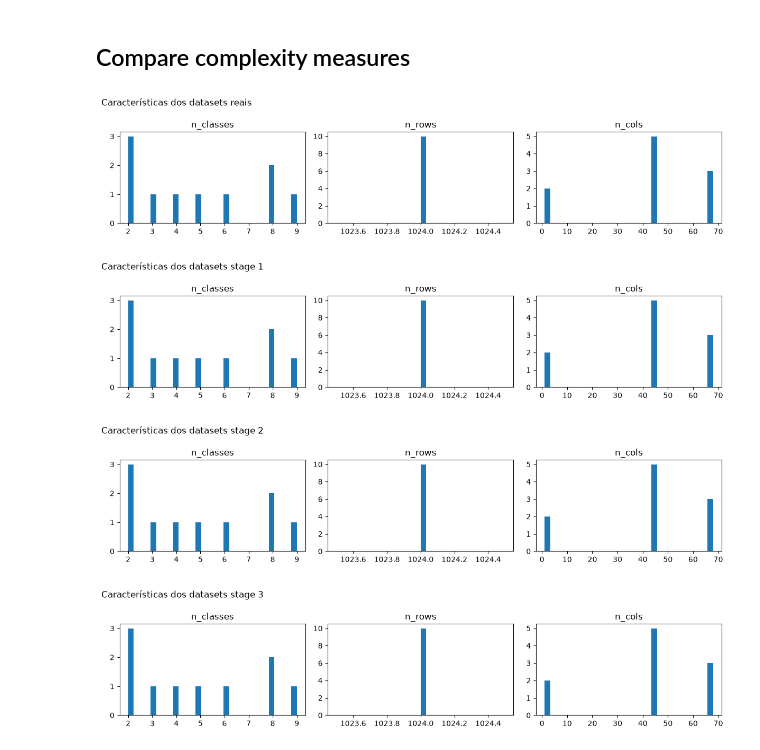
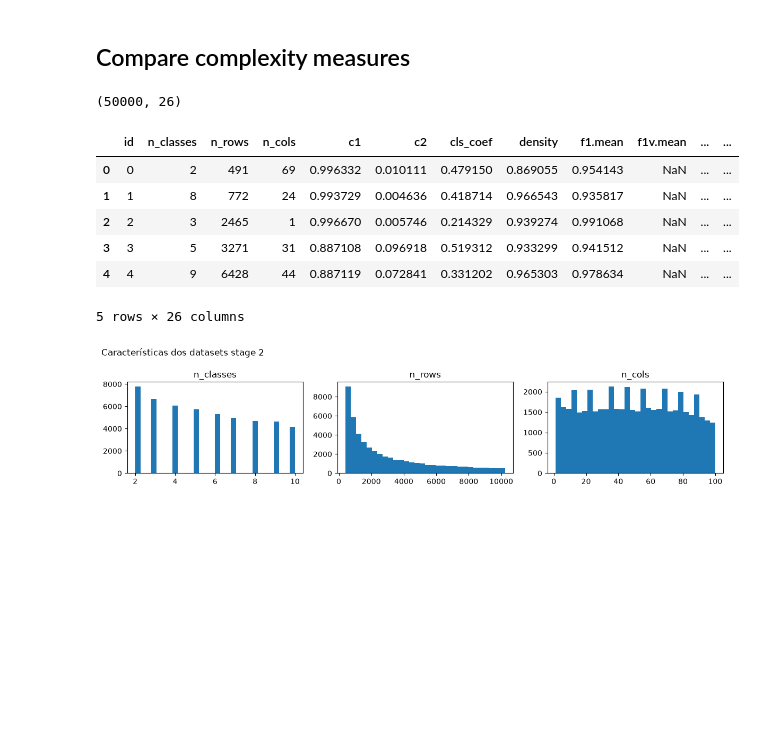
Before and after one commit to lpfgarcia/prior-complexity, a Jupyter notebook: notebooks/03_compare.ipynb, the cells around one changed output. Cells and saved outputs as stored; diff of their text form; code cells hidden in the pictures; blank space fills up the shorter version.

Commit message:
first plots

```diff
--- a/notebooks/03_compare.ipynb
+++ b/notebooks/03_compare.ipynb
@@ -4,10 +4,24 @@
 import pandas as pd
 import matplotlib.pyplot as plt
 # %%
-real = pd.read_csv('../results/synthetic_stage1.csv')
-stage1 = pd.read_csv('../results/synthetic_stage1.csv')
-stage2 = pd.read_csv('../results/synthetic_stage1.csv')
-stage3 = pd.read_csv('../results/synthetic_stage1.csv')
+# real = pd.read_csv('../results/synthetic_stage1.csv')
+# stage1 = pd.read_csv('../results/synthetic_stage1.csv')
+stage2 = pd.read_csv('../results/synthetic_stage2.csv')
+# stage3 = pd.read_csv('../results/synthetic_stage1.csv')
+# %%
+stage2.shape
+# %% [output]
+(50000, 26)
+# %%
+stage2.head()
+# %% [output]
+|  | id | n_classes | n_rows | n_cols | c1 | c2 | cls_coef | density | f1.mean | f1v.mean | ... | ... |
+| 0 | 0 | 2 | 491 | 69 | 0.996332 | 0.010111 | 0.479150 | 0.869055 | 0.954143 | NaN | ... | ... |
+| 1 | 1 | 8 | 772 | 24 | 0.993729 | 0.004636 | 0.418714 | 0.966543 | 0.935817 | NaN | ... | ... |
+| 2 | 2 | 3 | 2465 | 1 | 0.996670 | 0.005746 | 0.214329 | 0.939274 | 0.991068 | NaN | ... | ... |
+| 3 | 3 | 5 | 3271 | 31 | 0.887108 | 0.096918 | 0.519312 | 0.933299 | 0.941512 | NaN | ... | ... |
+| 4 | 4 | 9 | 6428 | 44 | 0.887119 | 0.072841 | 0.331202 | 0.965303 | 0.978634 | NaN | ... | ... |
+5 rows × 26 columns
 # %%
 def barplot(df, base):
     fig, axes = plt.subplots(1, 3, figsize=(12, 2.8))
@@ -22,12 +36,9 @@ def barplot(df, base):
     fig.tight_layout()
     plt.show()
 # %%
-barplot(real, 'reais'); barplot(stage1, 'stage 1'); barplot(stage2, 'stage 2'); barplot(stage3, 'stage 3')
+barplot(stage2, 'stage 2')
 # %% [output]
-[figure, old version]
+[figure, new version]
-[figure, removed]
-[figure, removed]
-[figure, removed]
 # %%
 def boxplot(df, base):
     meta = ["id", "n_classes", "n_rows", "n_cols"]
```
Also changed, not shown: parts of 3 cells of this notebook.
